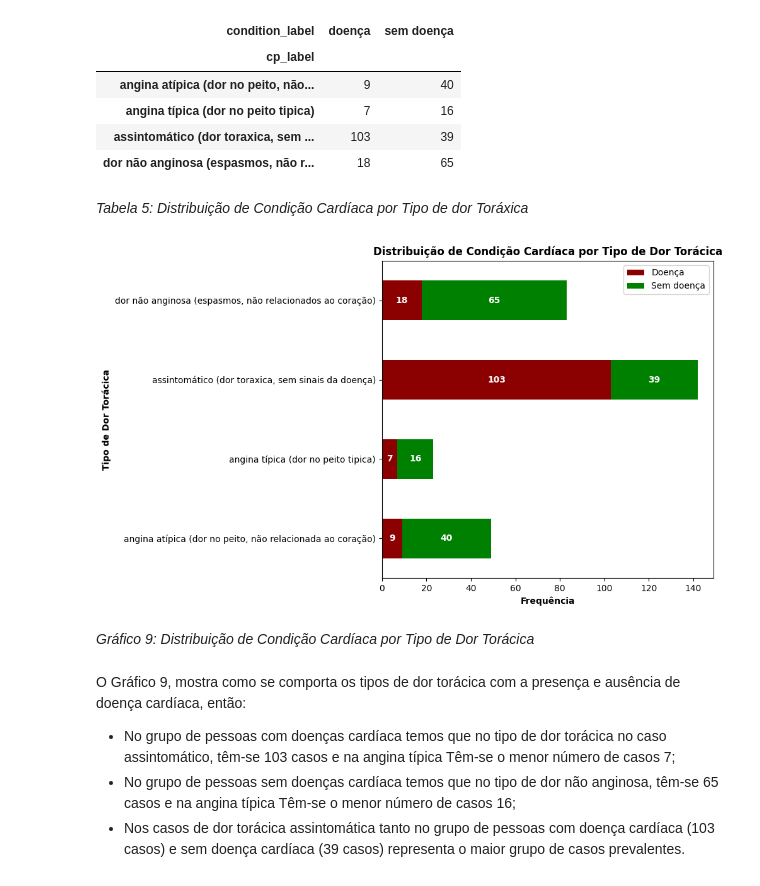
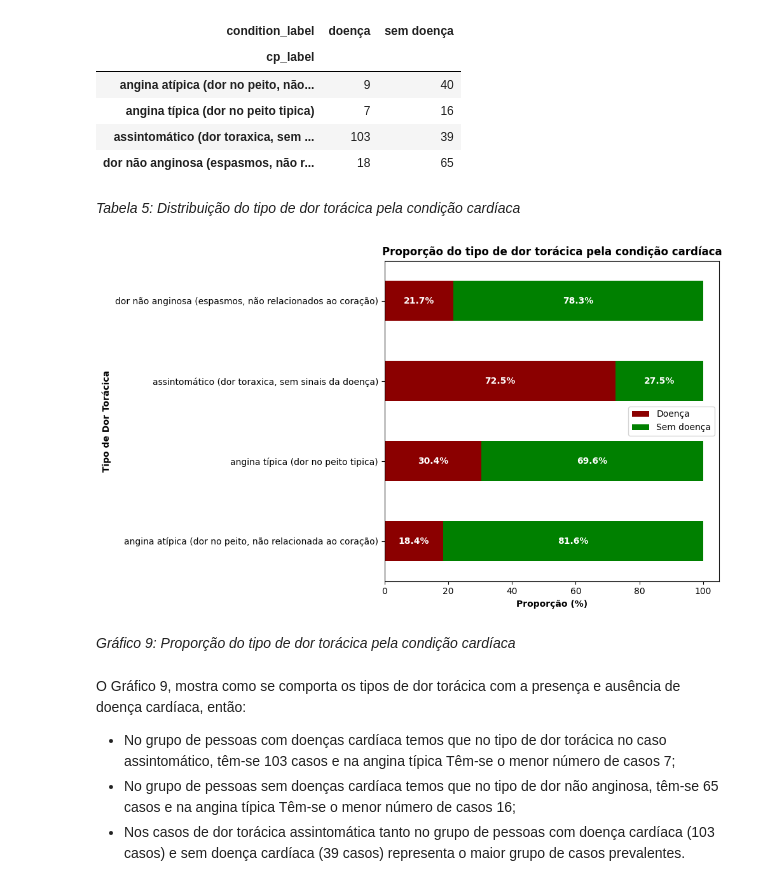
Before and after one commit to luiscpl/PUC_MVP, a Jupyter notebook: MVP_LUIS_CLAUDIO.ipynb, the cells around one changed output. Saved outputs shown, nothing was run; the diff lists cells and outputs as text; code cells hidden in the pictures.

```diff
--- a/MVP_LUIS_CLAUDIO.ipynb
+++ b/MVP_LUIS_CLAUDIO.ipynb
@@ -303,0 +327,21 @@ Ao analizar o gráfico 1 dos boxplot das características clínicas, pode-se con
+# %%
+# Gráfico de colunas mostrando a proporção (%) de cada condição cardíaca com eixo y de 0 a 100%
+proporcao = df['condition_label'].value_counts(normalize=True).sort_index() * 100
+
+plt.figure(figsize=(8, 5))
+ax = proporcao.plot(
+    kind='bar',
+    color=['#8B0000', 'green']
+)
+ax.set_xticklabels(['Doença', 'Sem doença'], rotation=0)
+ax.set_xlabel('Condição Cardíaca', fontweight='bold')
+ax.set_ylabel('Proporção (%)', fontweight='bold')
+ax.set_title('Proporção das Condições Cardíacas dos Pacientes', fontweight='bold')
+ax.set_ylim(0, 100)
+
+# Adiciona os valores percentuais nas barras
+for i, v in enumerate(proporcao):
+    ax.text(i, v + 2, f"{v:.2f}%", ha='center', fontweight='bold')
+
+plt.tight_layout()
+plt.show()
@@ -612,37 +611,43 @@ tabela_cp_condition
 | assintomático (dor toraxica, sem ... | 103 | 39 |
 | dor não anginosa (espasmos, não r... | 18 | 65 |
 # %% [markdown]
-*Tabela 5: Distribuição de Condição Cardíaca por Tipo de dor Toráxica*
+*Tabela 5: Distribuição do tipo de dor torácica pela condição cardíaca*
 # %%
-# Gráfico de barras empilhadas horizontal entre cp_label e condition_label, com labels nas barras
-tabela_cp_condition = pd.crosstab(df['cp_label'], df['condition_label'])
+# Calcula a proporção (%) de cada valor de 'cp_label' por 'condition_label'
+cp_condition_prop = pd.crosstab(df['cp_label'], df['condition_label'], normalize='index') * 100
 
-cores = ['#8B0000', 'green']  # vermelho para doença, verde escuro para sem doença
-ax = tabela_cp_condition[['doença', 'sem doença']].plot(
+# Garante a ordem das colunas para o gráfico
+colunas_ordem = ['doença', 'sem doença'] if 'doença' in cp_condition_prop.columns else cp_condition_prop.columns
+
+# Cores para as barras
+cores = ['#8B0000', 'green']
+
+# Plota o gráfico de barras empilhadas horizontal
+ax = cp_condition_prop[colunas_ordem].plot(
     kind='barh',
     stacked=True,
     color=cores,
     figsize=(10, 6)
 )
+plt.xlabel('Proporção (%)', fontweight='bold')
 plt.ylabel('Tipo de Dor Torácica', fontweight='bold')
-plt.xlabel('Frequência', fontweight='bold')
-plt.title('Distribuição de Condição Cardíaca por Tipo de Dor Torácica', fontweight='bold')
+plt.title('Proporção do tipo de dor torácica pela condição cardíaca', fontweight='bold')
 plt.legend(['Doença', 'Sem doença'])
 
-# Adiciona os valores nas barras
-for i, (idx, row) in enumerate(tabela_cp_condition[['doença', 'sem doença']].iterrows()):
+# Adiciona os valores percentuais nas barras
+for i, (idx, row) in enumerate(cp_condition_prop[colunas_ordem].iterrows()):
     left = 0
     for j, val in enumerate(row):
         if val > 0:
-            ax.text(left + val / 2, i, str(val), va='center', ha='center', color='white', fontweight='bold')
+            ax.text(left + val / 2, i, f"{val:.1f}%", va='center', ha='center', color='white', fontweight='bold')
         left += val
 
 plt.tight_layout()
 plt.show()
 # %% [output]
-[figure, old version]
+[figure, new version]
-# %% [markdown]
-*Gráfico 9: Distribuição de Condição Cardíaca por Tipo de Dor Torácica*
+# %% [markdown]
+*Gráfico 9:  Proporção do tipo de dor torácica pela condição cardíaca*
 # %% [markdown]
 O Gráfico 9, mostra como se comporta os tipos de dor torácica com a presença e ausência de doença cardíaca, então:
 - No grupo de pessoas com doenças cardíaca temos que no tipo de dor torácica no caso assintomático, têm-se 103 casos e na angina típica Têm-se o menor número de casos 7;
```
Also changed, not shown: parts of 19 cells of this notebook.
